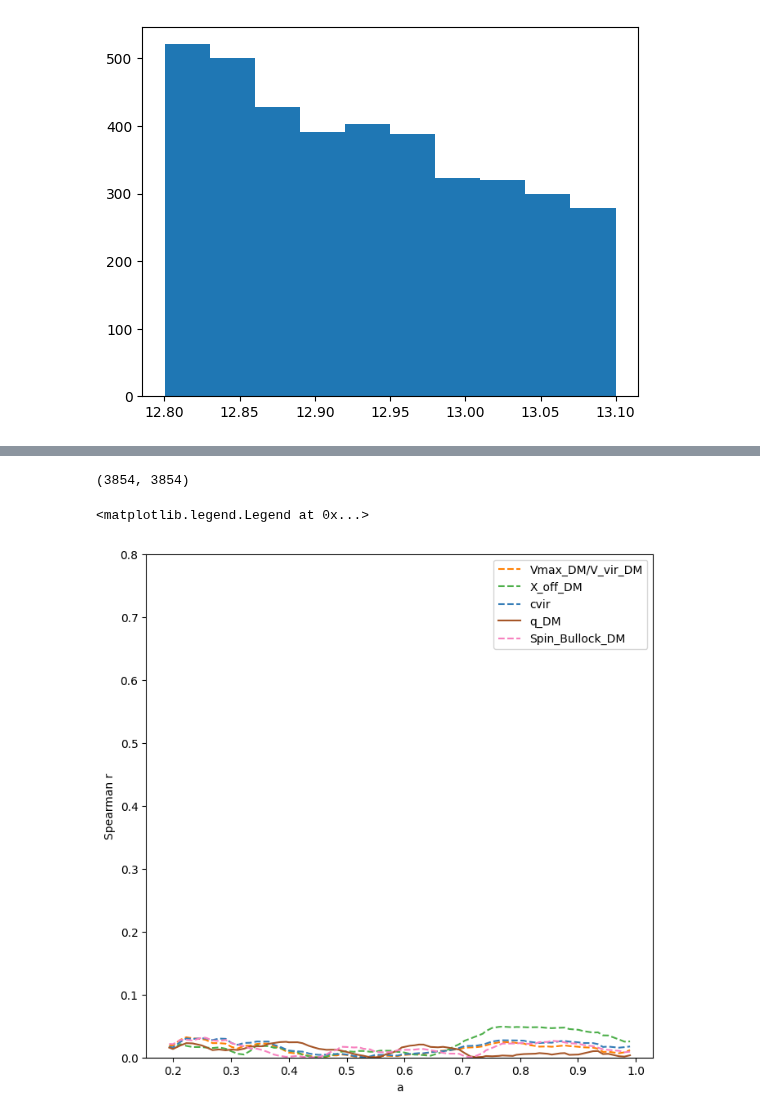
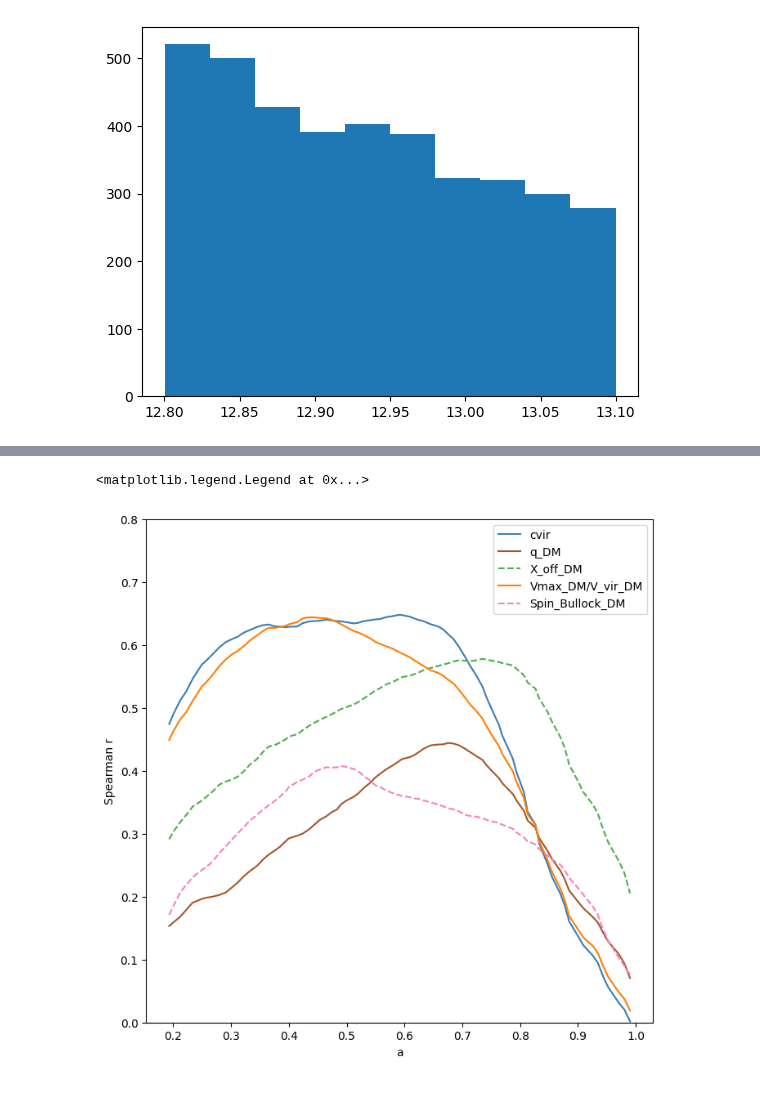
Before and after one commit to ismael-mendoza/nbody-relaxed, a Jupyter notebook: notebooks/wip/tng1.ipynb, the cells around one changed output, grey strips where cells are left out. Saved outputs shown, nothing was run; the diff lists cells and outputs as text; code cells hidden in the pictures.

```diff
--- a/notebooks/wip/tng1.ipynb
+++ b/notebooks/wip/tng1.ipynb
@@ -219,7 +202,7 @@ for param in params:
         style = '-' if sgn else '--'
 
         corr = np.abs(corrs[param])
-        ax.plot(_scales, corr, style, label=param, color=colors_dict[param])
+        ax.plot(scales, corr, style, label=param, color=colors_dict[param])
         ax.set_xlabel("a")
         ax.set_ylabel("Spearman r")
 ax.set_ylim(0, 0.8)
@@ -272,8 +301,10 @@ deviation = ratio - (m * mvir + b)
 # %% [markdown]
 # TNG300-1 Dark
 # %%
-info_dark = _setup_mah_and_cat(dark_trees_file, present_dark_snapfile, metadata_file, SNAPS, is_dark=True)
+info_dark = _setup_mah_and_cat(dark_trees_file, present_dark_snapfile, metadata_file, SNAPS)
 # %%
 dm_peak = info_dark['m_peak']
-len(dm_peak)
+dcat = info_dark['present_cat']
+scales = info_dark['scales']
+len(dm_peak), len(dcat)
 # %% [output]
@@ -320,6 +361 @@ Index(['HaloID', 'SubhaloID', 'SubhaloID_LastDesc', 'Central', 'Main',
       dtype='object')
-# %%
-dcat = info_dark['present_cat']
-len(dcat), len(dm_peak)
-# %% [output]
-(3854, 3854)
@@ -328,9 +362,9 @@ dcat['Vmax_DM/V_vir_DM'] = _get_vmax_over_vvir(dcat)
 # %%
 # compute all spearman correlations for every quantity not in exclude
 from multicam.correlations import spearmanr
-corrs = {}
+dcorrs = {}
 for col in dcat.columns:
     if col not in exclude:
-        corrs[col] = np.zeros(dm_peak.shape[1]) * np.nan
+        dcorrs[col] = np.zeros(dm_peak.shape[1]) * np.nan
         for jj in range(dm_peak.shape[1]):
-            corrs[col][jj] = spearmanr(dcat[col].values, dm_peak[:, jj])
+            dcorrs[col][jj] = spearmanr(dcat[col].values, dm_peak[:, jj])
@@ -339,27 +371,27 @@ _scales = info_dark['scales']
 # %%
 # now plot all correlations (separately), save to png
 from multicam.plotting import CB_COLORS
 colors_dict = {'cvir': CB_COLORS[0],
                'Vmax_DM/V_vir_DM': CB_COLORS[1],
                'X_off_DM': CB_COLORS[2],
                'Spin_Bullock_DM': CB_COLORS[4],
                'q_DM': CB_COLORS[5], }
 params = {'cvir','Vmax_DM/V_vir_DM', 'X_off_DM', 'Spin_Bullock_DM',  'q_DM', }
-assert params.issubset(set(cat.columns))
+assert params.issubset(set(dcat.columns))
 assert params.issubset(set(corrs.keys()))
 
 fig, ax = plt.subplots(1, 1, figsize=(8, 8))
 
 for param in params:
         sgn = (sum(corrs[param] > 0) - sum(corrs[param] < 0)) > 0
         style = '-' if sgn else '--'
 
-        corr = np.abs(corrs[param])
-        ax.plot(_scales, corr, style, label=param, color=colors_dict[param])
+        corr = np.abs(dcorrs[param])
+        ax.plot(scales, corr, style, label=param, color=colors_dict[param])
         ax.set_xlabel("a")
         ax.set_ylabel("Spearman r")
 ax.set_ylim(0, 0.8)
 ax.legend(loc='best')
 # %% [output]
 <matplotlib.legend.Legend at 0x...>
-[figure, old version]
+[figure, new version]
```
Also changed, not shown: parts of 27 cells of this notebook.
